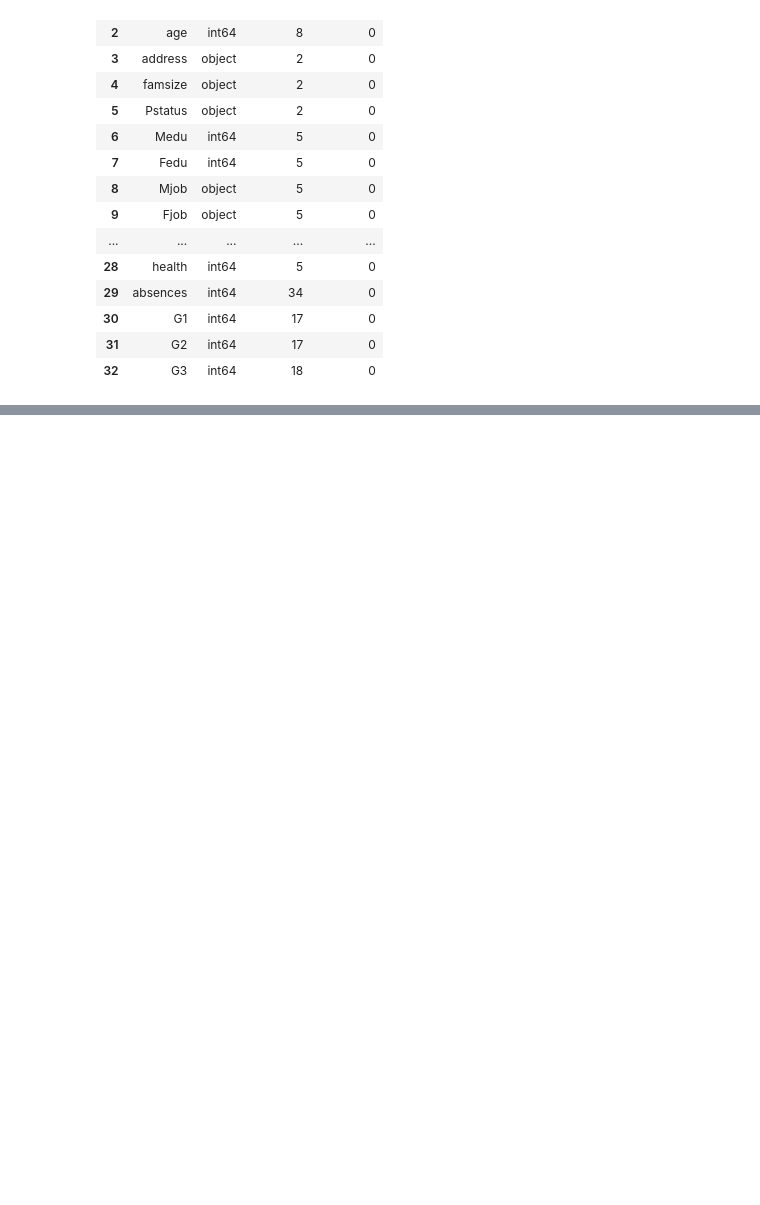
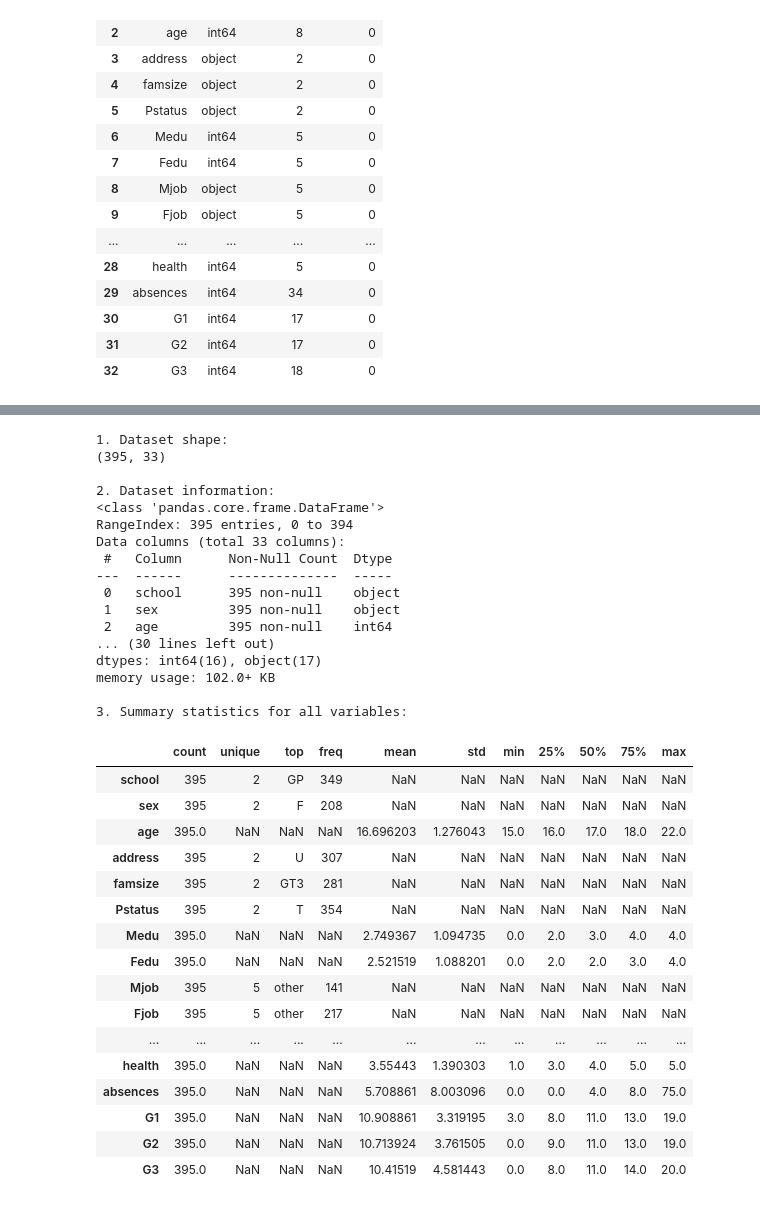
Before and after one commit to NDracorex/student-performance-ml, a Jupyter notebook: notebooks/01_data_understanding.ipynb, the cells around one changed output, grey strips where cells are left out. Saved outputs shown, nothing was run; the diff lists cells and outputs as text; code cells hidden in the pictures; blank space fills up the shorter version.

Commit message:
Add Session 9 data inspection cells

```diff
--- a/notebooks/01_data_understanding.ipynb
+++ b/notebooks/01_data_understanding.ipynb
@@ -45,0 +51,43 @@ display(summary)
+# %%
+# S9: Standard Inspection Trio
+print("1. Dataset shape:")
+print(df.shape)
+print("\n2. Dataset information:")
+df.info()
+print("\n3. Summary statistics for all variables:")
+display(df.describe(include="all").T)
+# %% [output]
+1. Dataset shape:
+(395, 33)
+
+2. Dataset information:
+<class 'pandas.core.frame.DataFrame'>
+RangeIndex: 395 entries, 0 to 394
+Data columns (total 33 columns):
+ #   Column      Non-Null Count  Dtype
+---  ------      --------------  -----
+ 0   school      395 non-null    object
+ 1   sex         395 non-null    object
+ 2   age         395 non-null    int64
+... (30 lines left out)
+dtypes: int64(16), object(17)
+memory usage: 102.0+ KB
+
+3. Summary statistics for all variables:
+|  | count | unique | top | freq | mean | std | min | 25% | 50% | 75% | max |
+| school | 395 | 2 | GP | 349 | NaN | NaN | NaN | NaN | NaN | NaN | NaN |
+| sex | 395 | 2 | F | 208 | NaN | NaN | NaN | NaN | NaN | NaN | NaN |
+| age | 395.0 | NaN | NaN | NaN | 16.696203 | 1.276043 | 15.0 | 16.0 | 17.0 | 18.0 | 22.0 |
+| address | 395 | 2 | U | 307 | NaN | NaN | NaN | NaN | NaN | NaN | NaN |
+| famsize | 395 | 2 | GT3 | 281 | NaN | NaN | NaN | NaN | NaN | NaN | NaN |
+| Pstatus | 395 | 2 | T | 354 | NaN | NaN | NaN | NaN | NaN | NaN | NaN |
+| Medu | 395.0 | NaN | NaN | NaN | 2.749367 | 1.094735 | 0.0 | 2.0 | 3.0 | 4.0 | 4.0 |
+| Fedu | 395.0 | NaN | NaN | NaN | 2.521519 | 1.088201 | 0.0 | 2.0 | 2.0 | 3.0 | 4.0 |
+| Mjob | 395 | 5 | other | 141 | NaN | NaN | NaN | NaN | NaN | NaN | NaN |
+| Fjob | 395 | 5 | other | 217 | NaN | NaN | NaN | NaN | NaN | NaN | NaN |
+| ... | ... | ... | ... | ... | ... | ... | ... | ... | ... | ... | ... |
+| health | 395.0 | NaN | NaN | NaN | 3.55443 | 1.390303 | 1.0 | 3.0 | 4.0 | 5.0 | 5.0 |
+| absences | 395.0 | NaN | NaN | NaN | 5.708861 | 8.003096 | 0.0 | 0.0 | 4.0 | 8.0 | 75.0 |
+| G1 | 395.0 | NaN | NaN | NaN | 10.908861 | 3.319195 | 3.0 | 8.0 | 11.0 | 13.0 | 19.0 |
+| G2 | 395.0 | NaN | NaN | NaN | 10.713924 | 3.761505 | 0.0 | 9.0 | 11.0 | 13.0 | 19.0 |
+| G3 | 395.0 | NaN | NaN | NaN | 10.41519 | 4.581443 | 0.0 | 8.0 | 11.0 | 14.0 | 20.0 |
```
Also changed, not shown: parts of 2 cells of this notebook.
